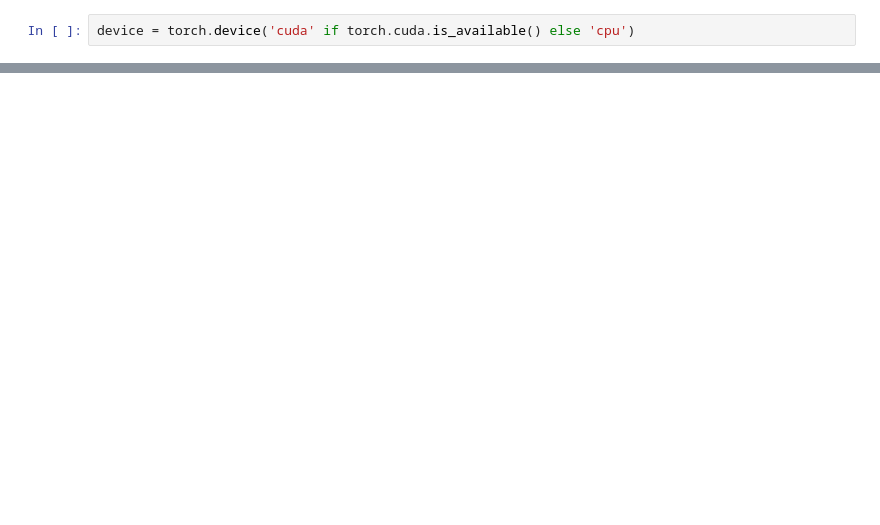
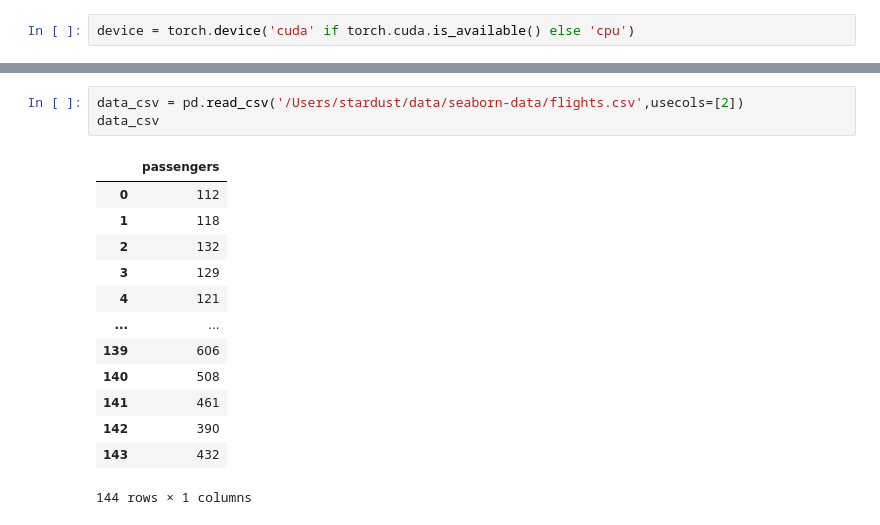
Before and after one commit to shootingstar123/DeepLearningStardustProjects, a Jupyter notebook: pytorch/PytorchTest.ipynb, the cells around one changed output, grey strips where cells are left out. Cells and saved outputs as stored; diff of their text form; blank space fills up the shorter version.

```diff
--- a/pytorch/PytorchTest.ipynb
+++ b/pytorch/PytorchTest.ipynb
@@ -189,0 +8,17 @@ ModuleNotFoundError: No module named 'jieba'
+# %%
+data_csv = pd.read_csv('/Users/stardust/data/seaborn-data/flights.csv',usecols=[2])
+data_csv
+# %% [output]
+|  | passengers |
+| 0 | 112 |
+| 1 | 118 |
+| 2 | 132 |
+| 3 | 129 |
+| 4 | 121 |
+| ... | ... |
+| 139 | 606 |
+| 140 | 508 |
+| 141 | 461 |
+| 142 | 390 |
+| 143 | 432 |
+144 rows × 1 columns
```
Also changed, not shown: parts of 25 cells of this notebook.
